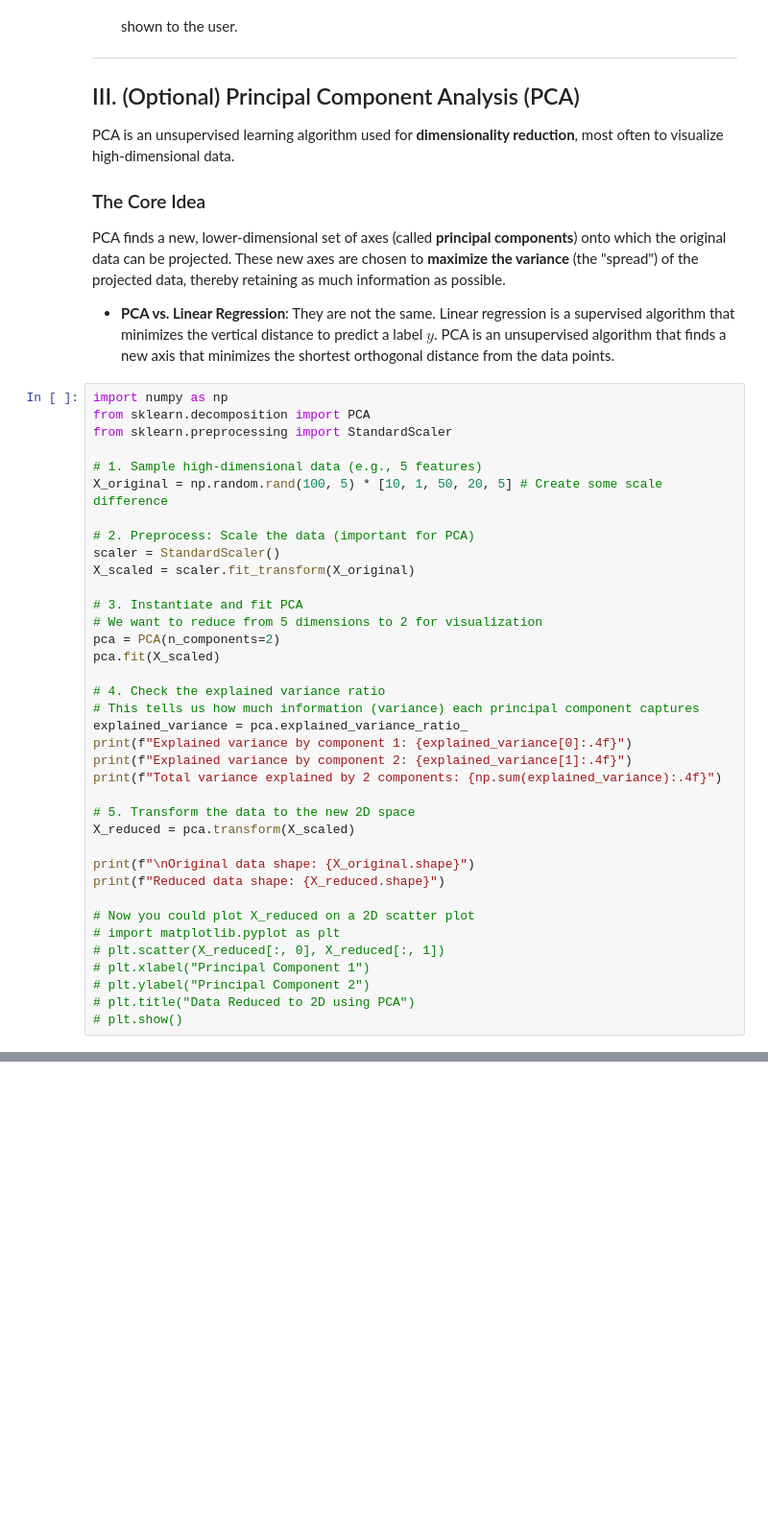
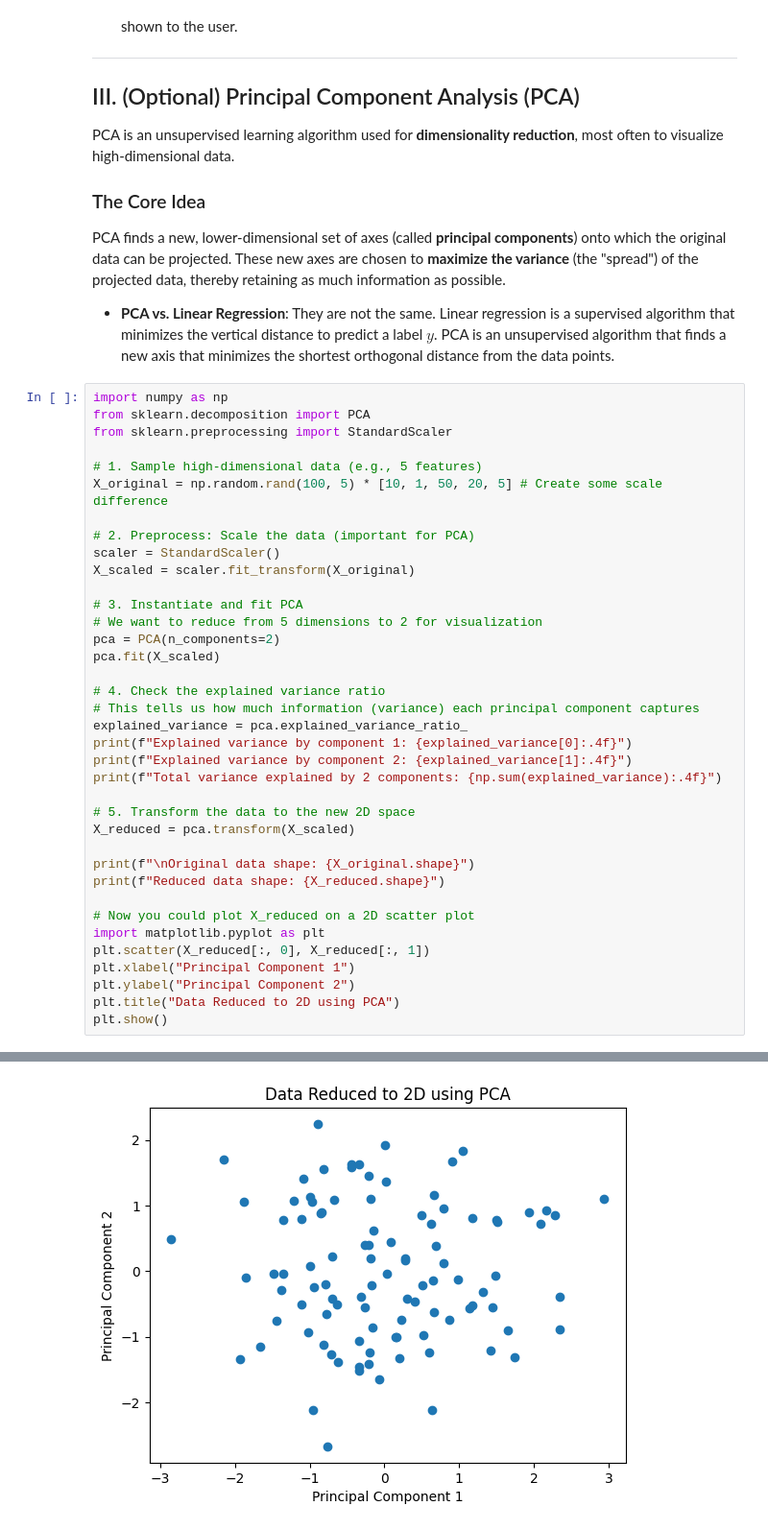
Before and after one commit to ash01825/ML-notes, a Jupyter notebook: ul and more/ul2.ipynb, the cells around one changed output, grey strips where cells are left out. Shown: that part at 96% size. Saved outputs shown, nothing was run; the diff lists cells and outputs as text; blank space fills up the shorter version.

```diff
--- a/ul and more/ul2.ipynb
+++ b/ul and more/ul2.ipynb
@@ -209,10 +209,10 @@ print(f"\nOriginal data shape: {X_original.shape}")
 print(f"Reduced data shape: {X_reduced.shape}")
 
 # Now you could plot X_reduced on a 2D scatter plot
-# import matplotlib.pyplot as plt
-# plt.scatter(X_reduced[:, 0], X_reduced[:, 1])
-# plt.xlabel("Principal Component 1")
-# plt.ylabel("Principal Component 2")
-# plt.title("Data Reduced to 2D using PCA")
-# plt.show()
+import matplotlib.pyplot as plt
+plt.scatter(X_reduced[:, 0], X_reduced[:, 1])
+plt.xlabel("Principal Component 1")
+plt.ylabel("Principal Component 2")
+plt.title("Data Reduced to 2D using PCA")
+plt.show()
 # %% [output]
@@ -222,3 +222,4 @@ Total variance explained by 2 components: 0.4587
 
 Original data shape: (100, 5)
 Reduced data shape: (100, 2)
+[figure, added]
```
Also changed, not shown: parts of 1 cell of this notebook.
